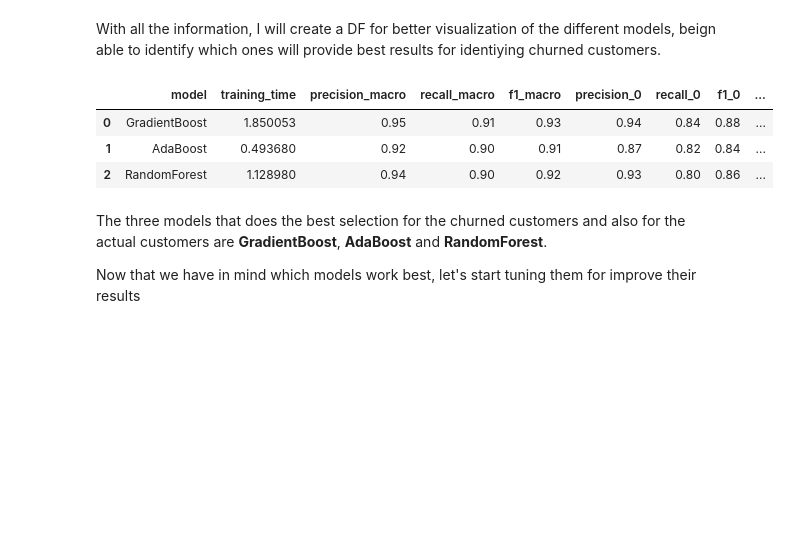
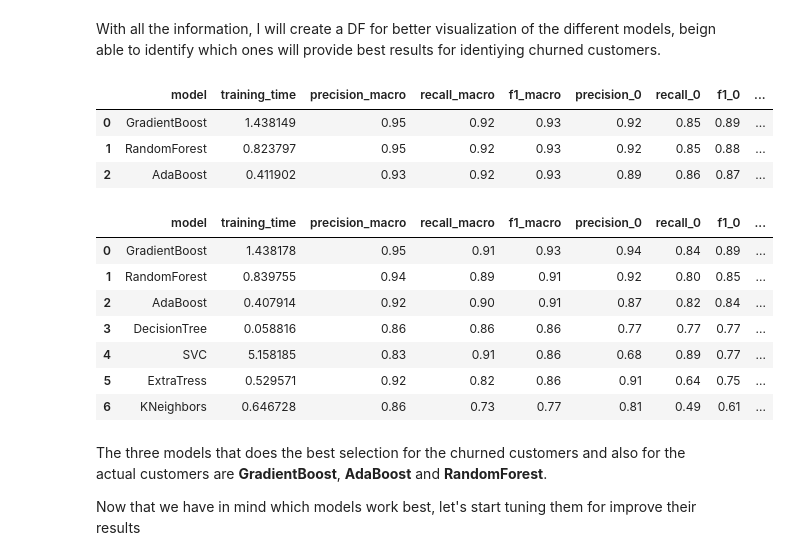
Before and after one commit to VictorLJay/Customer-Churn-Predictor, a Jupyter notebook: your-project/ML Modeling.ipynb, the cells around one changed output. Cells and saved outputs as stored; diff of their text form; code cells hidden in the pictures; blank space fills up the shorter version.

Commit message:
update on models. added different train_size samples

```diff
--- a/your-project/ML Modeling.ipynb
+++ b/your-project/ML Modeling.ipynb
@@ -42,7 +42,7 @@ bank.head()
 X = bank.drop(columns="x1_Existing Customer")
 y = bank["x1_Existing Customer"]
 
-X_train, X_test, y_train, y_test = train_test_split(X, y, test_size = 0.2, random_state = 42)
+X_train, X_test, y_train, y_test = train_test_split(X, y, test_size = 0.2, stratify=y, random_state = 42)
 # %%
 # Scaling the data
 
@@ -65,7 +65,7 @@ gradient = GradientBoostingClassifier()
 RF = RandomForestClassifier()
 adaboost = AdaBoostClassifier()
 extra_tree = ExtraTreesClassifier()
-support_vector = SVC()
+support_vector = SVC(class_weight="balanced", probability=True)
 
 
 models = [neigh, tree, RF, adaboost, gradient, extra_tree, support_vector]
@@ -96,7 +96,7 @@ for model in models:
     precision = precision_score(y_test, y_pred, average="macro")
     f1 = f1_score(y_test, y_pred, average="macro")
 
-    clasf_report = classification_report(y_test, y_pred)
+    clasf_report = classification_report(y_test, y_pred, target_names=["Churn", "Customer"])
     clasf_report_dict = classification_report(y_test, y_pred, output_dict=True)
 
     print(f"Classification Report of {model} | Precision {round(precision,2)} | Recall {round(recall,2)} | F1 {round(f1,2)}:")
@@ -161,14 +169,25 @@ best_models_DF = pd.DataFrame({"model":model_names,
                                "f1_1":f1_1
                                })
 # %%
-top3 = best_models_DF.sort_values(by=["recall_0", "precision_0", "recall_macro"], ascending=False).reset_index(drop=True).iloc[:3]
+top3 = best_models_DF.sort_values(by=["f1_0"], ascending=False).reset_index(drop=True).iloc[:3]
+top3
+# %% [output]
+|  | model | training_time | precision_macro | recall_macro | f1_macro | precision_0 | recall_0 | f1_0 | ... |
+| 0 | GradientBoost | 1.438149 | 0.95 | 0.92 | 0.93 | 0.92 | 0.85 | 0.89 | ... |
+| 1 | RandomForest | 0.823797 | 0.95 | 0.92 | 0.93 | 0.92 | 0.85 | 0.88 | ... |
+| 2 | AdaBoost | 0.411902 | 0.93 | 0.92 | 0.93 | 0.89 | 0.86 | 0.87 | ... |
-# %%
-top3
-# %% [output]
-|  | model | training_time | precision_macro | recall_macro | f1_macro | precision_0 | recall_0 | f1_0 | ... |
-| 0 | GradientBoost | 1.850053 | 0.95 | 0.91 | 0.93 | 0.94 | 0.84 | 0.88 | ... |
-| 1 | AdaBoost | 0.493680 | 0.92 | 0.90 | 0.91 | 0.87 | 0.82 | 0.84 | ... |
-| 2 | RandomForest | 1.128980 | 0.94 | 0.90 | 0.92 | 0.93 | 0.80 | 0.86 | ... |
+# %%
+# ver con guillem
+best_models_DF.sort_values(by=["f1_0"], ascending=False).reset_index(drop=True)
+# %% [output]
+|  | model | training_time | precision_macro | recall_macro | f1_macro | precision_0 | recall_0 | f1_0 | ... |
+| 0 | GradientBoost | 1.438178 | 0.95 | 0.91 | 0.93 | 0.94 | 0.84 | 0.89 | ... |
+| 1 | RandomForest | 0.839755 | 0.94 | 0.89 | 0.91 | 0.92 | 0.80 | 0.85 | ... |
+| 2 | AdaBoost | 0.407914 | 0.92 | 0.90 | 0.91 | 0.87 | 0.82 | 0.84 | ... |
+| 3 | DecisionTree | 0.058816 | 0.86 | 0.86 | 0.86 | 0.77 | 0.77 | 0.77 | ... |
+| 4 | SVC | 5.158185 | 0.83 | 0.91 | 0.86 | 0.68 | 0.89 | 0.77 | ... |
+| 5 | ExtraTress | 0.529571 | 0.92 | 0.82 | 0.86 | 0.91 | 0.64 | 0.75 | ... |
+| 6 | KNeighbors | 0.646728 | 0.86 | 0.73 | 0.77 | 0.81 | 0.49 | 0.61 | ... |
 # %% [markdown]
 The three models that does the best selection for the churned customers and also for the actual customers are **GradientBoost**, **AdaBoost** and **RandomForest**.
 
```
Also changed, not shown: parts of 65 cells of this notebook.
